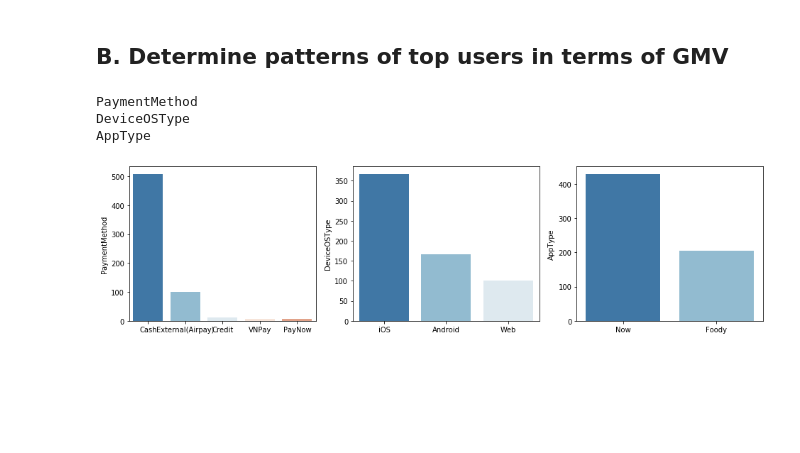
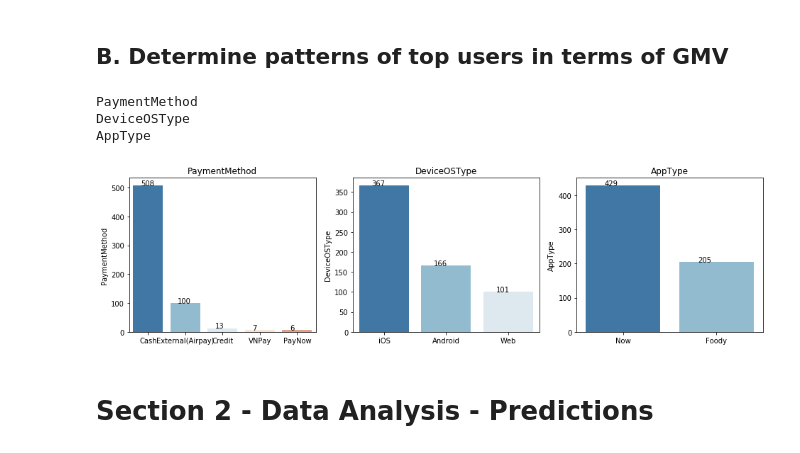
Before and after one commit to minmax49/apply_foody, a Jupyter notebook: ta1.ipynb, the cells around one changed output. Cells and saved outputs as stored; diff of their text form; code cells hidden in the pictures; blank space fills up the shorter version.

```diff
--- a/ta1.ipynb
+++ b/ta1.ipynb
@@ -218,16 +218,20 @@ cols = ['PaymentMethod', 'DeviceOSType', 'AppType']
 # %%
 cols = ['PaymentMethod', 'DeviceOSType', 'AppType']
 fig, axs = plt.subplots(ncols=len(cols), figsize=(16,4))
 for ax, col in zip(axs, cols):
     print(col)
     dftemp = df1[col].value_counts()
     sns.barplot(x=dftemp.index,
                 y=dftemp,
                 palette=sns.color_palette("RdBu_r",6),
                 ax = ax)
-    #print(dftemp)
+    for x, y in enumerate( dftemp):
+        ax.text(x-0.2, y, str(round(y,2)))
+    ax.set_title(col)
 # %% [output]
 PaymentMethod
 DeviceOSType
 AppType
-[figure, old version]
+[figure, new version]
+# %% [markdown]
+# Section 2 - Data Analysis - Predictions
```
